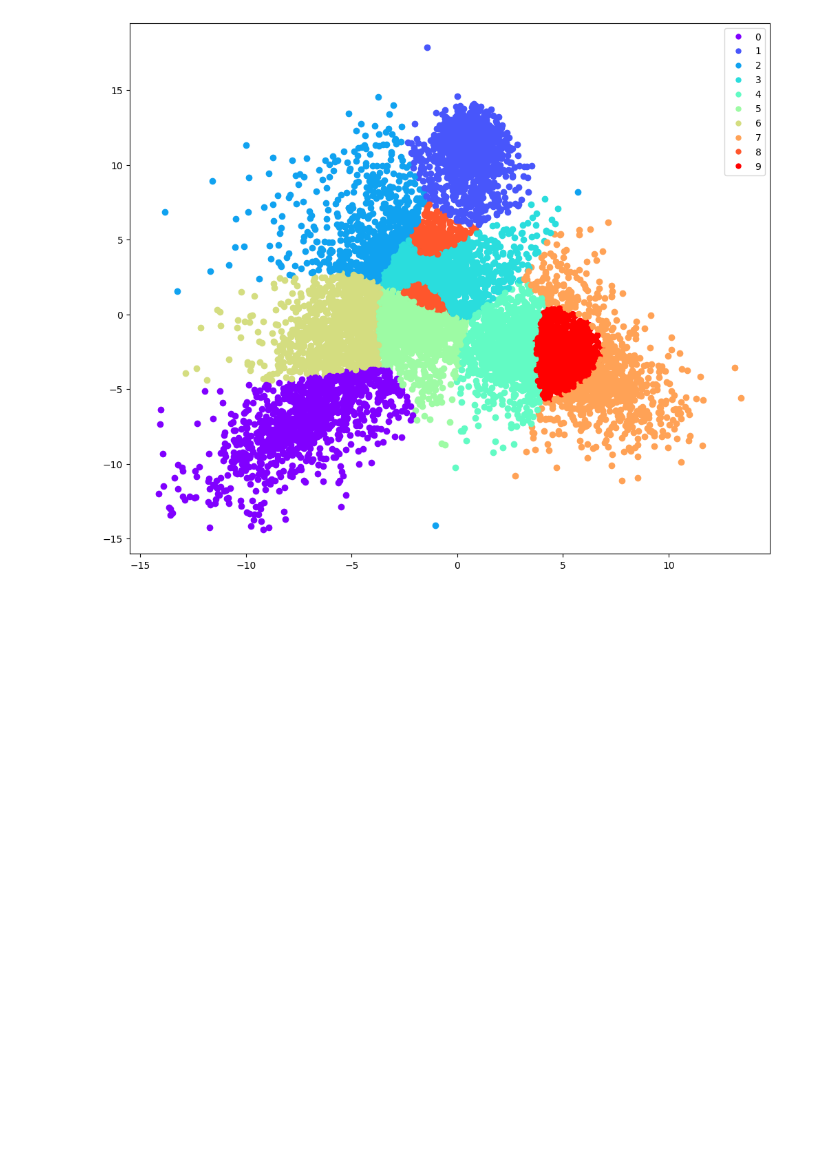
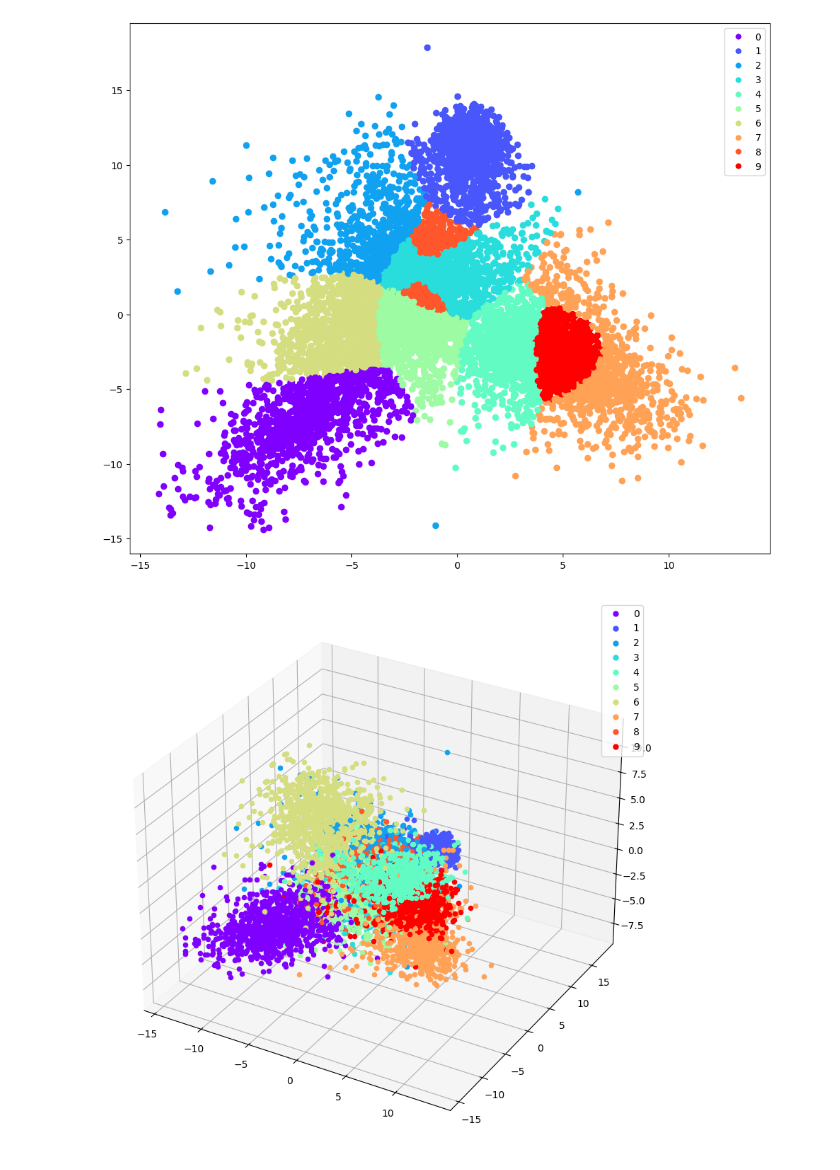
Before and after one commit to TimRoss/OCR, a Jupyter notebook: CPUcode.ipynb, the cells around one changed output. Cells and saved outputs as stored; diff of their text form; code cells hidden in the pictures; blank space fills up the shorter version.

Commit message:
Added 3D plots

```diff
--- a/CPUcode.ipynb
+++ b/CPUcode.ipynb
@@ -241,3 +241,19 @@ plt.legend(handles=customLegendPoints)
 plt.show()
 # %% [output]
 [figure]
+# %%
+# Get predictions for 3d scatter plot
+newClassifier.LowerDimensionality(3)
+accuracy, predictions, projectedData = newClassifier.score(testData, testLabels)
+# %%
+# Plot predicted data in 3 dimensions with known labels
+
+fig = plt.figure(figsize=(12,10))
+ax = fig.add_subplot(projection="3d")
+for point, label in zip(projectedData.real,testLabels):
+  ax.scatter(point[0],point[1], point[2], color = colors[label])
+
+plt.legend(handles=customLegendPoints)
+plt.show()
+# %% [output]
+[figure, added]
```
Also changed, not shown: parts of 1 cell of this notebook.
